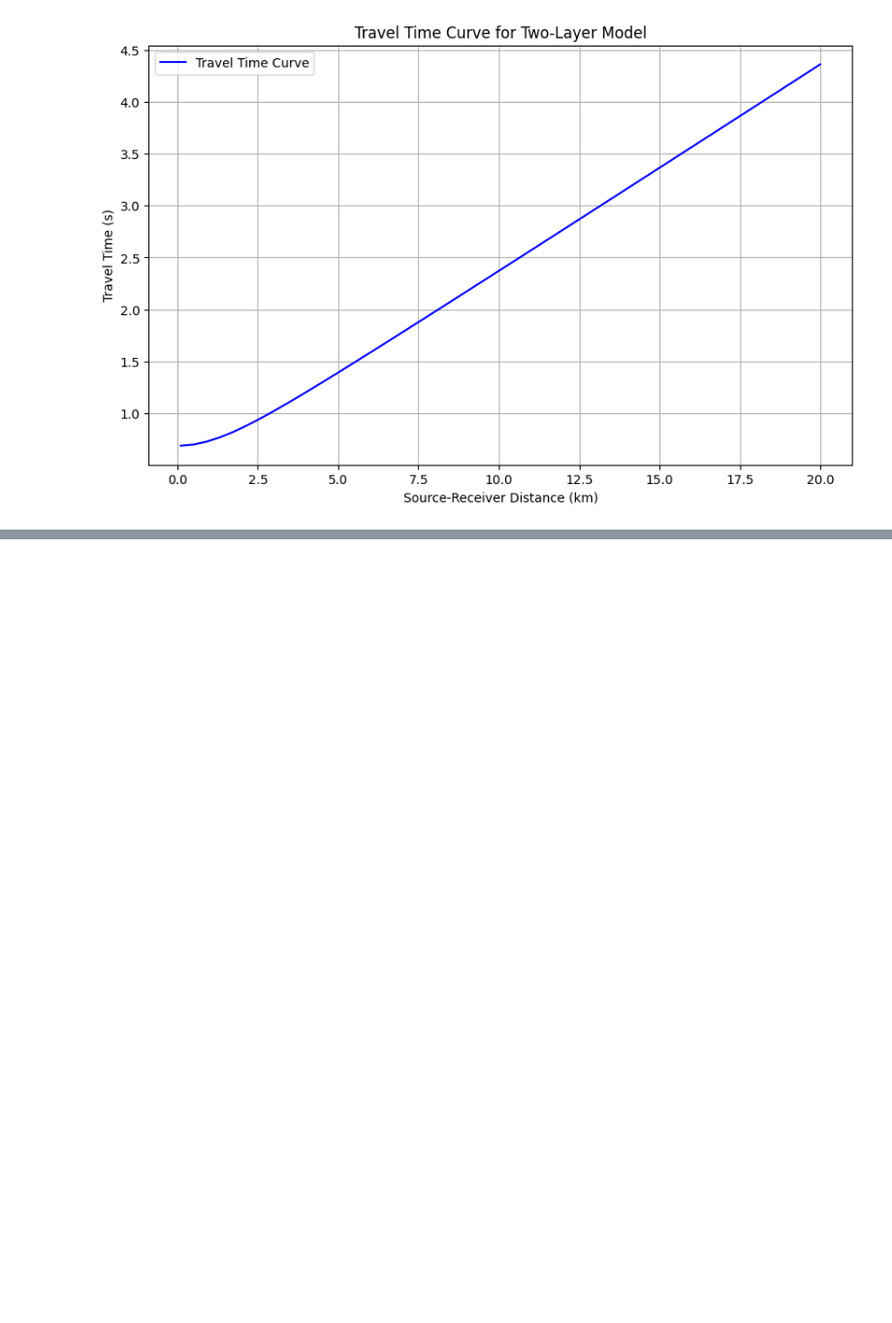
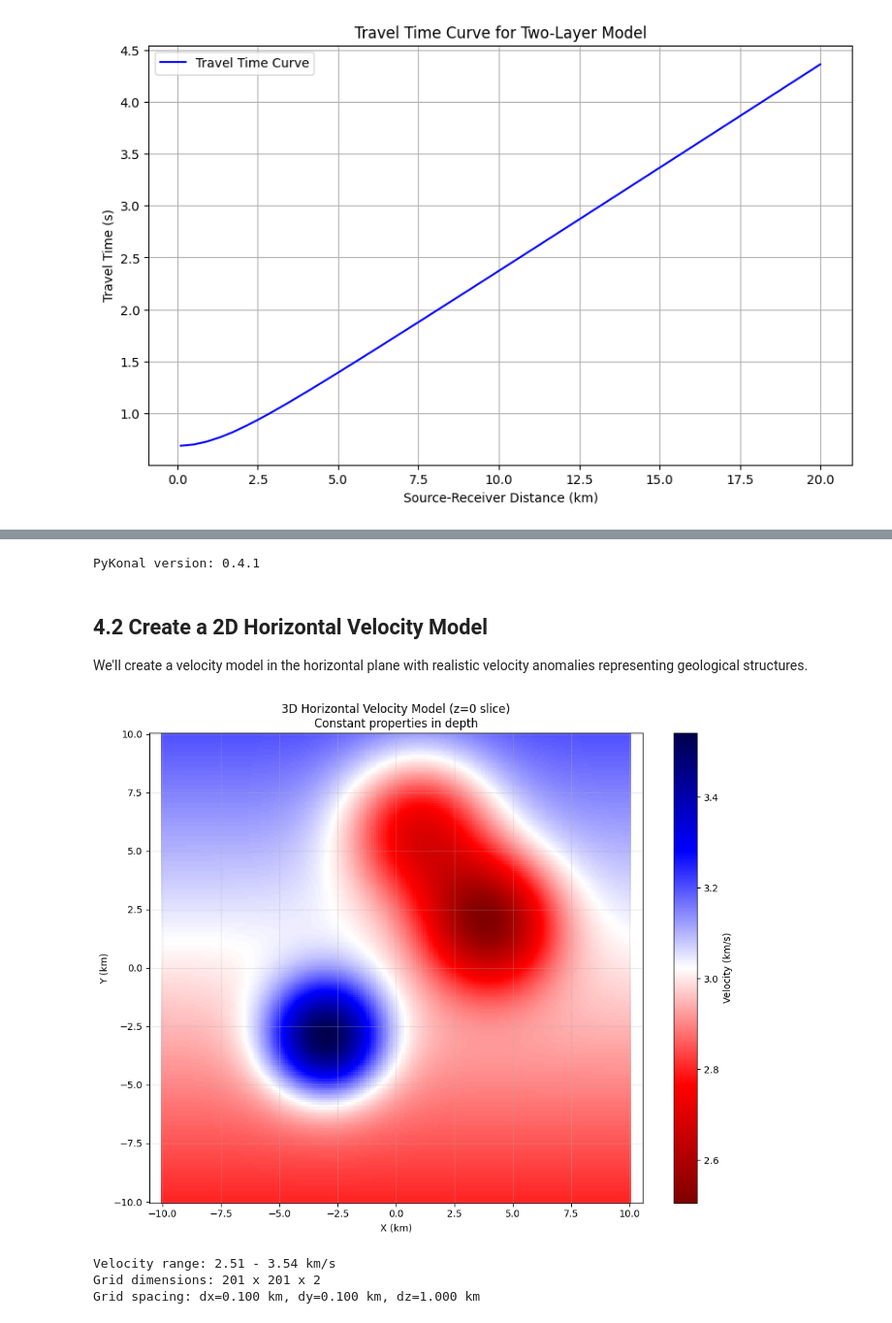
Before and after one commit to UW-geophysics-edu/ESS563-2025, a Jupyter notebook: notebooks/Eikonal_tomo_location.ipynb, the cells around one changed output, grey strips where cells are left out. Shown at 97% size. Cells and saved outputs as stored; diff of their text form; code cells hidden in the pictures; blank space fills up the shorter version.

```diff
--- a/notebooks/Eikonal_tomo_location.ipynb
+++ b/notebooks/Eikonal_tomo_location.ipynb
@@ -428,0 +554,74 @@ Would you like me to extend this script to include **geometric spreading and amp
+# %%
+# Install pykonal if not already installed
+# Uncomment the line below if you need to install it
+# !pip install pykonal
+
+import numpy as np
+import matplotlib.pyplot as plt
+try:
+    import pykonal
+    print(f"PyKonal version: {pykonal.__version__}")
+except ImportError:
+    print("PyKonal not found. Please install it using: pip install pykonal")
+    print("Alternatively, you can use: conda install -c conda-forge pykonal")
+# %% [output]
+PyKonal version: 0.4.1
+# %% [markdown]
+## 4.2 Create a 2D Horizontal Velocity Model
+
+We'll create a velocity model in the horizontal plane with realistic velocity anomalies representing geological structures.
+# %%
+# Define the model domain
+nx, ny, nz = 201, 201, 2  # Grid dimensions (add thin z dimension)
+x_min, x_max = -10.0, 10.0  # km
+y_min, y_max = -10.0, 10.0  # km
+z_min, z_max = 0.0, 1.0  # km (thin layer with constant properties)
+
+# Create coordinate arrays
+x = np.linspace(x_min, x_max, nx)
+y = np.linspace(y_min, y_max, ny)
+z = np.linspace(z_min, z_max, nz)
+X, Y = np.meshgrid(x, y)
+
+# Create 2D velocity model with Gaussian anomalies
+c0 = 3.0  # Background velocity (km/s)
+velocity_2d = c0 * np.ones((ny, nx))
+
+# Add low velocity anomaly (sedimentary basin)
+velocity_2d -= 0.5 * np.exp(-((X - 4.0)**2 + (Y - 2.0)**2) / 8.0)
+
+# Add high velocity anomaly (basement rock)
+velocity_2d += 0.6 * np.exp(-((X + 3.0)**2 + (Y + 3.0)**2) / 6.0)
+
+# Add another low velocity anomaly
+velocity_2d -= 0.4 * np.exp(-((X - 1.0)**2 + (Y - 6.0)**2) / 10.0)
+
+# Add smooth gradient
+velocity_2d += 0.02 * Y
+
+# Create 3D velocity model by replicating the 2D model along z
+# Shape will be (nx, ny, nz) for PyKonal
+velocity_model = np.zeros((nx, ny, nz))
+for k in range(nz):
+    velocity_model[:, :, k] = velocity_2d.T  # Transpose to match PyKonal's (x, y, z) indexing
+
+# Plot the velocity model (show z=0 slice)
+plt.figure(figsize=(10, 8))
+im = plt.pcolormesh(X, Y, velocity_2d, shading='auto', cmap='seismic_r')
+plt.colorbar(im, label='Velocity (km/s)')
+plt.xlabel('X (km)')
+plt.ylabel('Y (km)')
+plt.title('3D Horizontal Velocity Model (z=0 slice)\nConstant properties in depth')
+plt.axis('equal')
+plt.grid(True, alpha=0.3)
+plt.tight_layout()
+plt.show()
+
+print(f"Velocity range: {velocity_model.min():.2f} - {velocity_model.max():.2f} km/s")
+print(f"Grid dimensions: {nx} x {ny} x {nz}")
+print(f"Grid spacing: dx={((x_max-x_min)/(nx-1)):.3f} km, dy={((y_max-y_min)/(ny-1)):.3f} km, dz={((z_max-z_min)/(nz-1)):.3f} km")
+# %% [output]
+[figure, added]
+Velocity range: 2.51 - 3.54 km/s
+Grid dimensions: 201 x 201 x 2
+Grid spacing: dx=0.100 km, dy=0.100 km, dz=1.000 km
```
Also changed, not shown: parts of 26 cells of this notebook.
